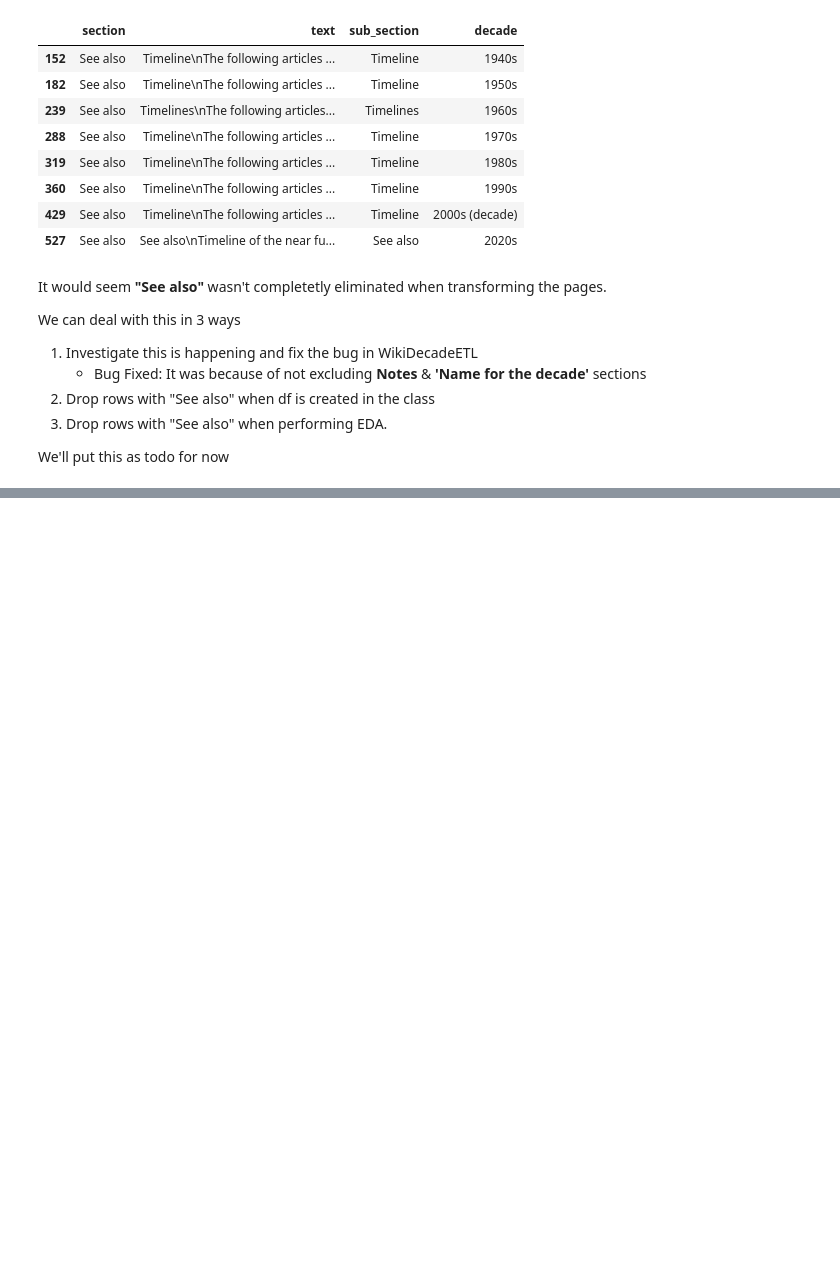
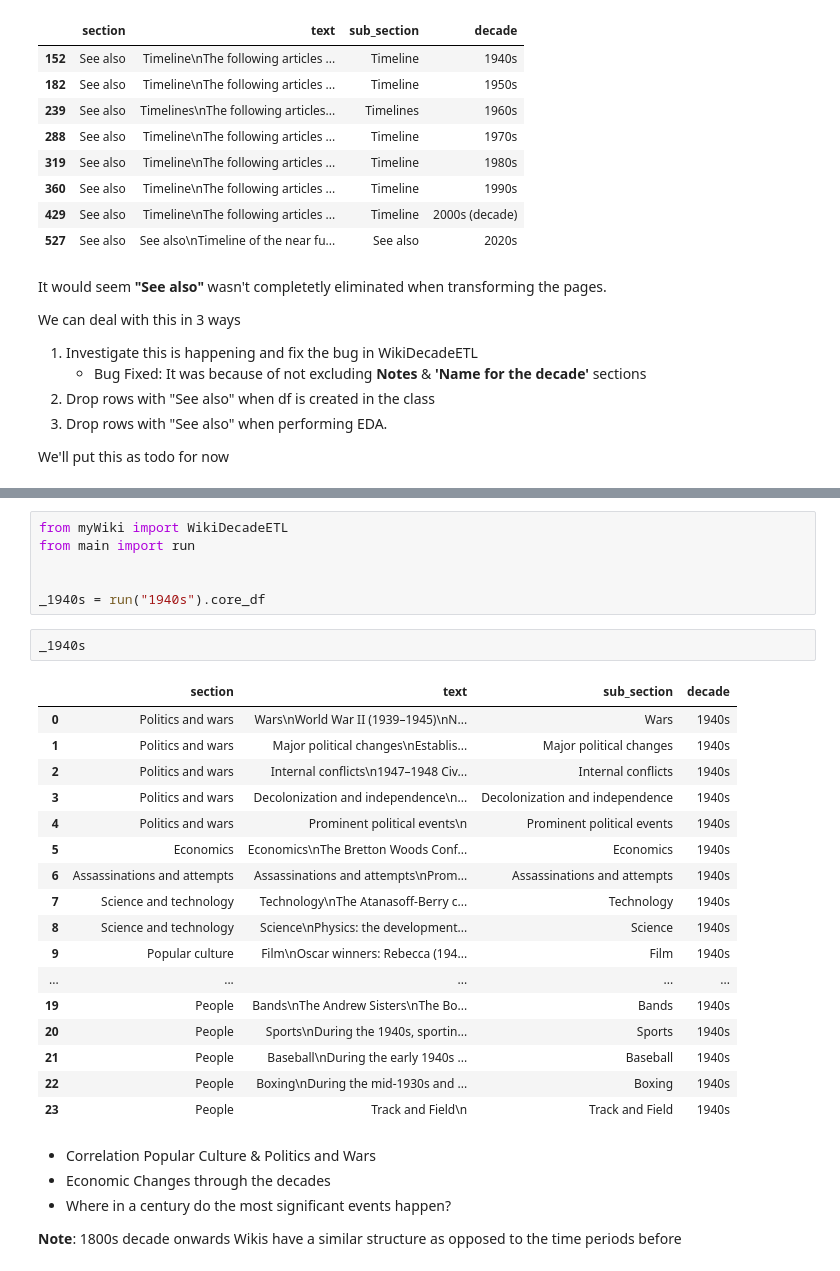
Before and after one commit to SamNgigi/Decades_Analysis, a Jupyter notebook: wiki_eda.ipynb, the cells around one changed output, grey strips where cells are left out. Drawn from its saved outputs; the diff is of its cells as text; blank space fills up the shorter version.

Commit message:
[hot-fix]: Resolved 'See also' bug. Added Footnotes to ignored sections

```diff
--- a/wiki_eda.ipynb
+++ b/wiki_eda.ipynb
@@ -131,0 +148,32 @@ Name: section, dtype: int64
+# %%
+from myWiki import WikiDecadeETL
+from main import run
+
+
+_1940s = run("1940s").core_df
+# %%
+_1940s
+# %% [output]
+|  | section | text | sub_section | decade |
+| 0 | Politics and wars | Wars\nWorld War II (1939–1945)\nN... | Wars | 1940s |
+| 1 | Politics and wars | Major political changes\nEstablis... | Major political changes | 1940s |
+| 2 | Politics and wars | Internal conflicts\n1947–1948 Civ... | Internal conflicts | 1940s |
+| 3 | Politics and wars | Decolonization and independence\n... | Decolonization and independence | 1940s |
+| 4 | Politics and wars | Prominent political events\n | Prominent political events | 1940s |
+| 5 | Economics | Economics\nThe Bretton Woods Conf... | Economics | 1940s |
+| 6 | Assassinations and attempts | Assassinations and attempts\nProm... | Assassinations and attempts | 1940s |
+| 7 | Science and technology | Technology\nThe Atanasoff-Berry c... | Technology | 1940s |
+| 8 | Science and technology | Science\nPhysics: the development... | Science | 1940s |
+| 9 | Popular culture | Film\nOscar winners: Rebecca (194... | Film | 1940s |
+| ... | ... | ... | ... | ... |
+| 19 | People | Bands\nThe Andrew Sisters\nThe Bo... | Bands | 1940s |
+| 20 | People | Sports\nDuring the 1940s, sportin... | Sports | 1940s |
+| 21 | People | Baseball\nDuring the early 1940s ... | Baseball | 1940s |
+| 22 | People | Boxing\nDuring the mid-1930s and ... | Boxing | 1940s |
+| 23 | People | Track and Field\n | Track and Field | 1940s |
+# %% [markdown]
+ - Correlation Popular Culture & Politics and Wars
+ - Economic Changes through the decades
+ - Where in a century do the most significant events happen?
+
+__Note__: 1800s decade onwards Wikis have a similar structure as opposed to the time periods before
```
Also changed, not shown: parts of 5 cells of this notebook, 6 other files.
